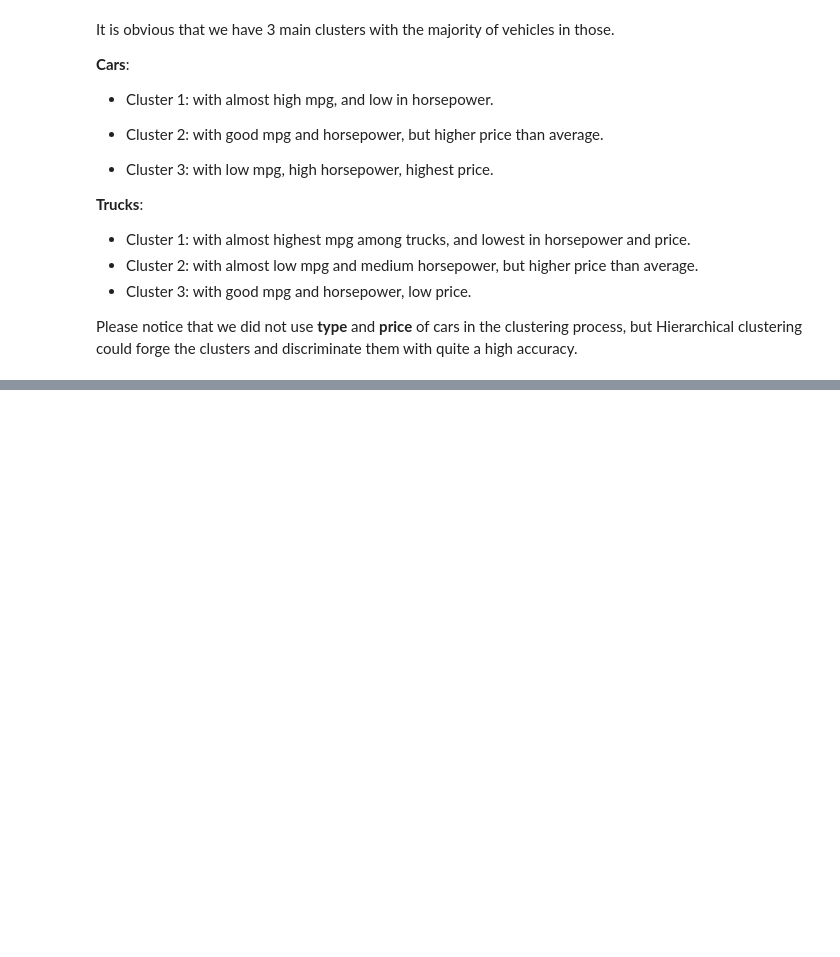
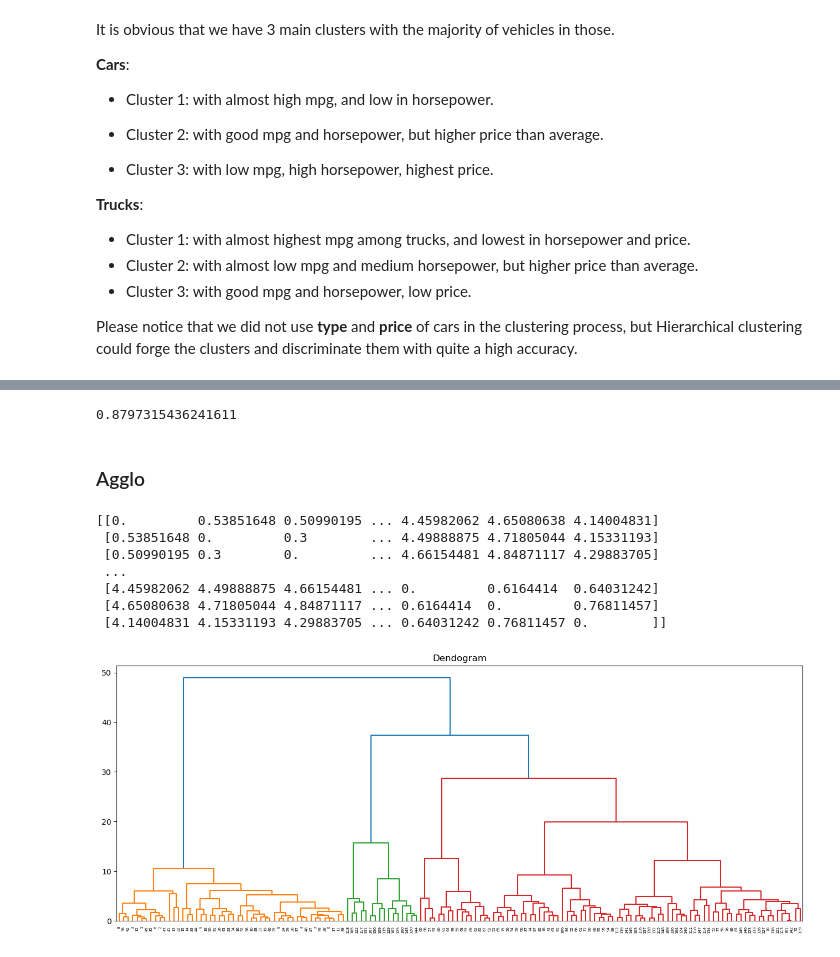
Before and after one commit to jlang62/machine-learning-exercises, a Jupyter notebook: lectures/Lecture_7_Hierarchical_Clustering-Cars.ipynb, the cells around one changed output, grey strips where cells are left out. Drawn from its saved outputs; the diff is of its cells as text; code cells hidden in the pictures; blank space fills up the shorter version.

```diff
--- a/lectures/Lecture_7_Hierarchical_Clustering-Cars.ipynb
+++ b/lectures/Lecture_7_Hierarchical_Clustering-Cars.ipynb
@@ -326,0 +689,6 @@ plt.ylabel('mpg')
+# %%
+clusterNum = 3
+k_means = KMeans(init = "k-means++", n_clusters = clusterNum, n_init = 12)
+k_means.fit(X)
+labels = k_means.labels_
+print(labels)
@@ -326,0 +719,43 @@ plt.ylabel('mpg')
+# %%
+from sklearn import metrics
+metrics.rand_score(labels_true, labels)
+# %% [output]
+0.8797315436241611
+# %% [markdown]
+### Agglo
+# %%
+# Step 1: clean and preprocess data (MinMaxScaler or StandardScaler)
+
+# Step 2: Modeling
+from sklearn.cluster import AgglomerativeClustering
+agglom = AgglomerativeClustering(linkage = 'complete')
+
+#Step 3: calculate distance matrix
+from sklearn.metrics.pairwise import euclidean_distances
+dist_matrix = euclidean_distances(X,X)
+print(dist_matrix)
+
+# Step 4: fit model
+agglom.fit(dist_matrix)
+
+# Step 5: generate labels
+agglom.labels_
+
+# Step 6: create linkage matrix
+from scipy.cluster import hierarchy
+Z_using_dist_matrix = hierarchy.linkage(dist_matrix, 'complete')
+
+# Step 7: plot dendogram
+plt.rc("figure", figsize = (16,6))
+dendro = hierarchy.dendrogram(Z_using_dist_matrix)
+plt.title('Dendogram')
+plt.show()
+# %% [output]
+[[0.         0.53851648 0.50990195 ... 4.45982062 4.65080638 4.14004831]
+ [0.53851648 0.         0.3        ... 4.49888875 4.71805044 4.15331193]
+ [0.50990195 0.3        0.         ... 4.66154481 4.84871117 4.29883705]
+ ...
+ [4.45982062 4.49888875 4.66154481 ... 0.         0.6164414  0.64031242]
+ [4.65080638 4.71805044 4.84871117 ... 0.6164414  0.         0.76811457]
+ [4.14004831 4.15331193 4.29883705 ... 0.64031242 0.76811457 0.        ]]
+[figure, added]
```
Also changed, not shown: parts of 42 cells of this notebook.
